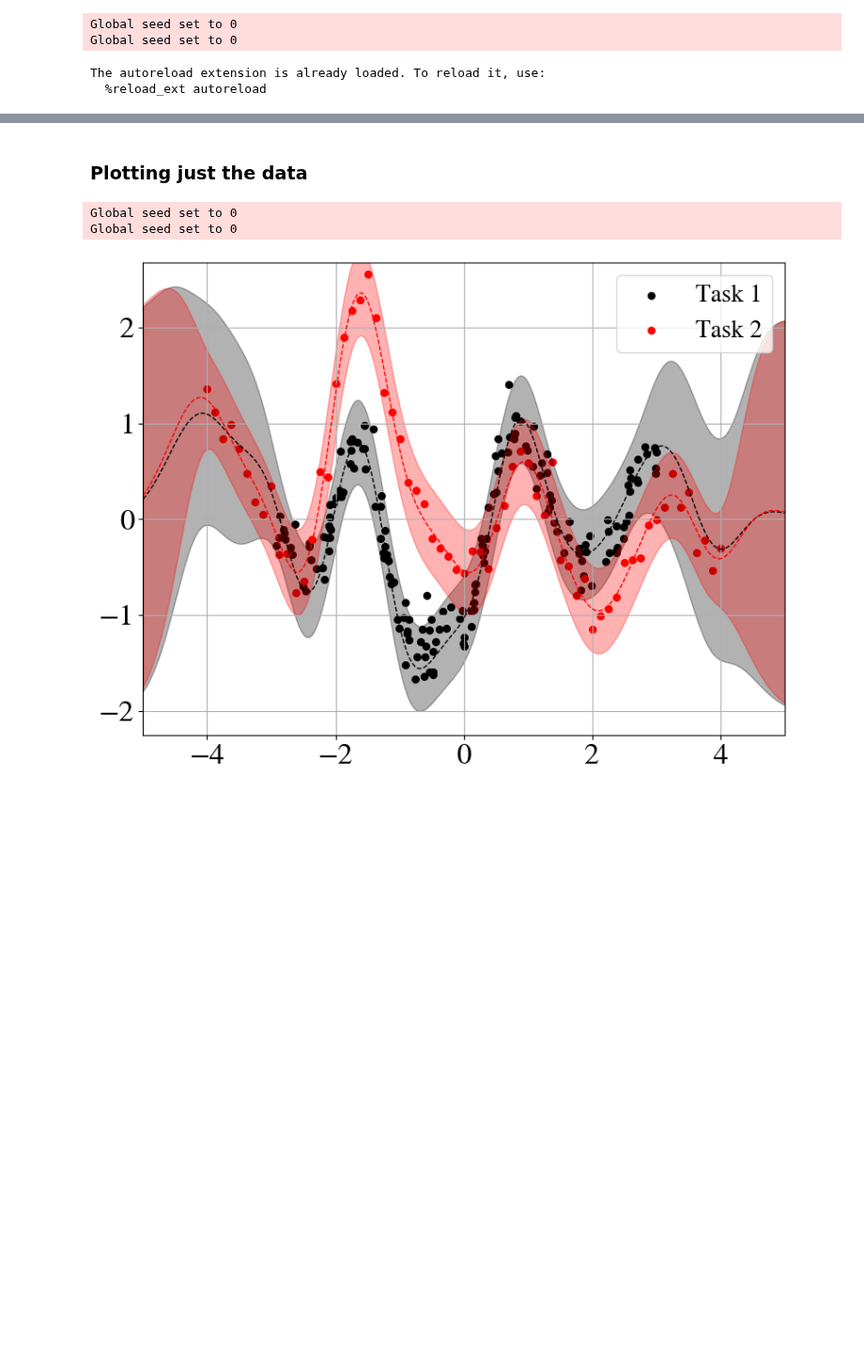
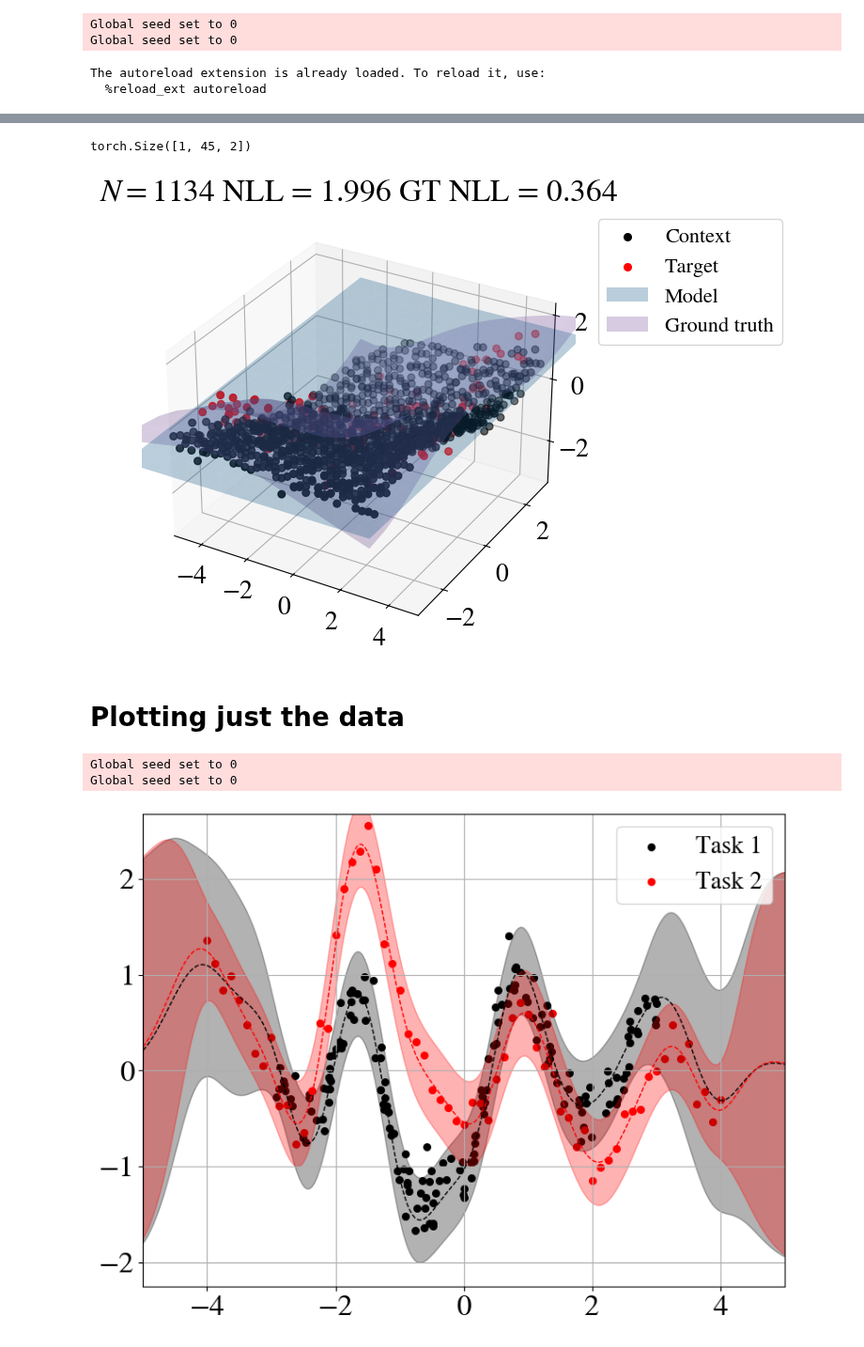
Before and after one commit to EricLangezaal/tnp-pp, a Jupyter notebook: tryout.ipynb, the cells around one changed output, grey strips where cells are left out. Shown at 94% size. Drawn from its saved outputs; the diff is of its cells as text; code cells hidden in the pictures; blank space fills up the shorter version.

```diff
--- a/tryout.ipynb
+++ b/tryout.ipynb
@@ -206,5 +235,11 @@ plot(model=experiment.model, batches=batches, num_fig=1)
+# %%
+print(batches[0].xc_off_grid.shape)
+plot(model=experiment.model, batches=batches, num_fig=1)
+# %% [output]
+torch.Size([1, 45, 2])
+[figure, added]
 # %% [markdown]
-### Plotting just the data
+# Plotting just the data
 # %%
 import torch
 import gpytorch
```
Also changed, not shown: parts of 7 cells of this notebook, 6 other files.
